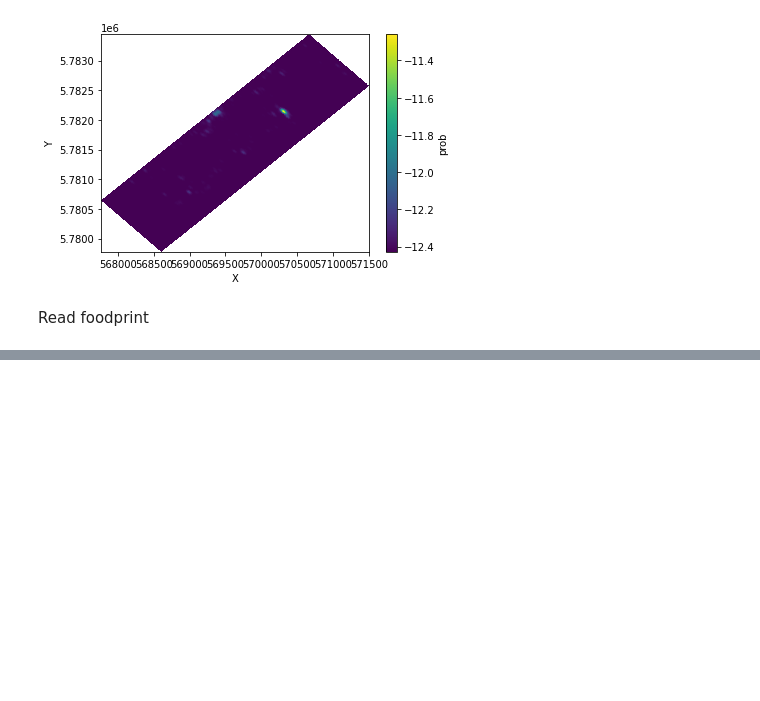
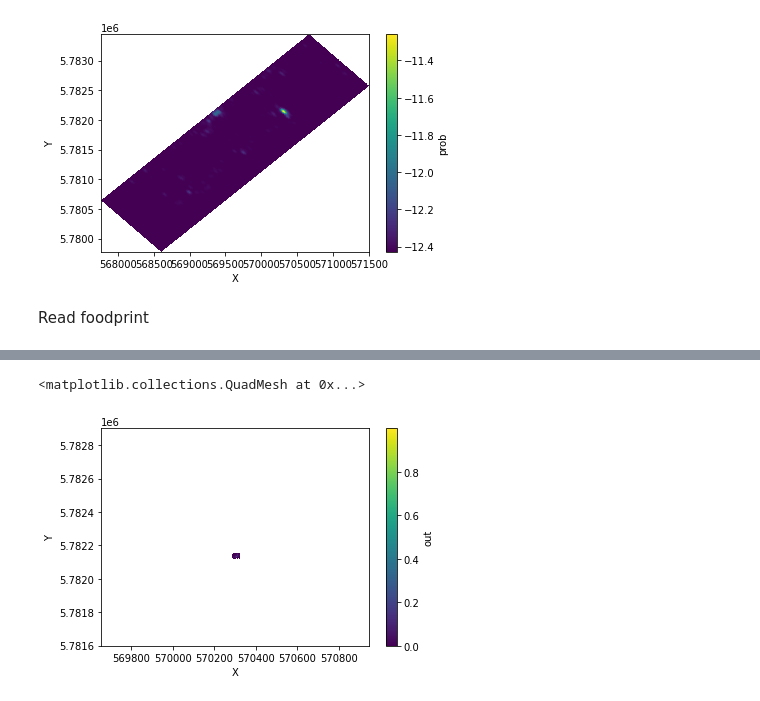
Before and after one commit to galendal/JGR17, a Jupyter notebook: all.ipynb, the cells around one changed output, grey strips where cells are left out. Cells and saved outputs as stored; diff of their text form; code cells hidden in the pictures; blank space fills up the shorter version.

```diff
--- a/all.ipynb
+++ b/all.ipynb
@@ -153,0 +302,2 @@ ValueError: different size for unlabeled dimension on argument 'y': 193 vs 31
+# %%
+ls=loc_map.prob.stack(z=("y","x"))
@@ -153,0 +329,2 @@ ValueError: different size for unlabeled dimension on argument 'y': 193 vs 31
+# %%
+out=sc.interpolate.griddata((qs.X.values,qs.Y.values),qs.prob.values,(ls.X.values,ls.Y.values))
@@ -153,0 +335,4 @@ ValueError: different size for unlabeled dimension on argument 'y': 193 vs 31
+# %%
+res=ls.to_dataset()
+res['out']=('z',out)
+res
@@ -153,0 +351,5 @@ ValueError: different size for unlabeled dimension on argument 'y': 193 vs 31
+# %%
+(res.unstack('z').out).plot(x='X',y='Y')
+# %% [output]
+<matplotlib.collections.QuadMesh at 0x...>
+[figure, added]
```
Also changed, not shown: parts of 37 cells of this notebook.
